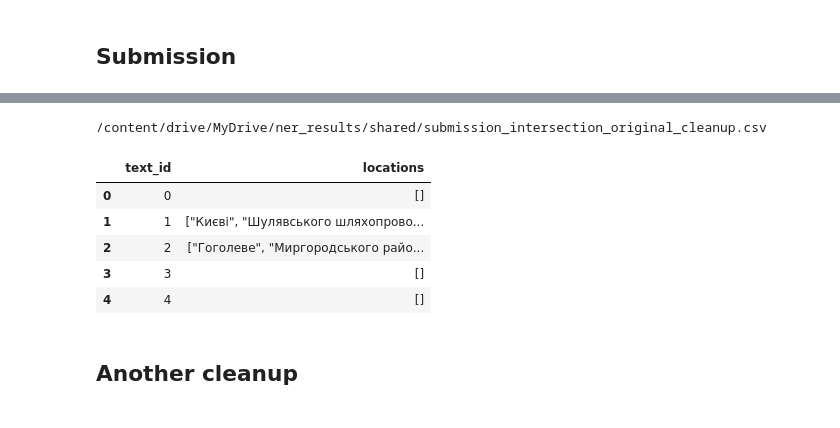
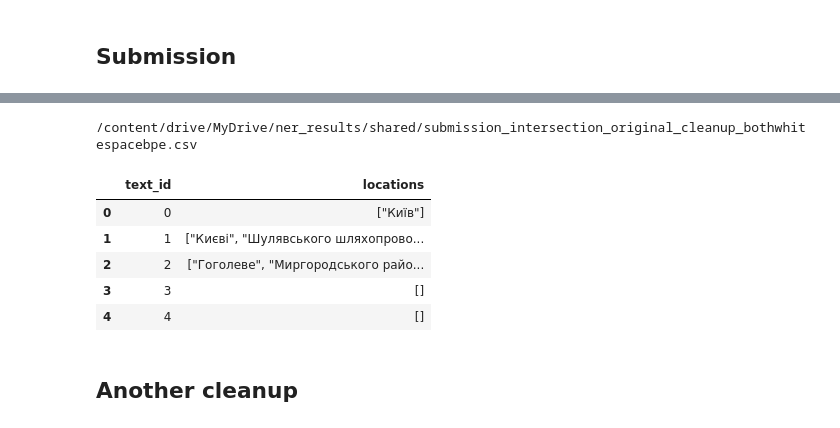
Before and after one commit to dkalchenko01/UA-Locations-NER-Deep-Learning, a Jupyter notebook: notebooks/05_ensemble.ipynb, the cells around one changed output, grey strips where cells are left out. Drawn from its saved outputs; the diff is of its cells as text; code cells hidden in the pictures.

Commit message:
added same tokenizer results for BiLSTM

```diff
--- a/notebooks/05_ensemble.ipynb
+++ b/notebooks/05_ensemble.ipynb
@@ -451,21 +453,21 @@ for name, rows in test_predictions.items():
 # %%
 selected = combine_predictions(test_locations, "intersection")
 
 submission = test[["text_id"]].copy()
 submission["locations"] = [
     json.dumps(locations, ensure_ascii=False)
     for locations in selected
 ]
 
-output_path = RESULTS_DIR / "submission_intersection_original_cleanup.csv"
+output_path = RESULTS_DIR / "submission_intersection_original_cleanup_bothwhitespacebpe.csv"
 submission.to_csv(output_path, index=False, mode="x")
 
 print(output_path)
 display(submission.head())
 # %% [output]
-/content/drive/MyDrive/ner_results/shared/submission_intersection_original_cleanup.csv
+/content/drive/MyDrive/ner_results/shared/submission_intersection_original_cleanup_bothwhitespacebpe.csv
 |  | text_id | locations |
-| 0 | 0 | [] |
+| 0 | 0 | ["Київ"] |
 | 1 | 1 | ["Києві", "Шулявського шляхопрово... |
 | 2 | 2 | ["Гоголеве", "Миргородського райо... |
 | 3 | 3 | [] |
```
Also changed, not shown: parts of 12 cells of this notebook.
